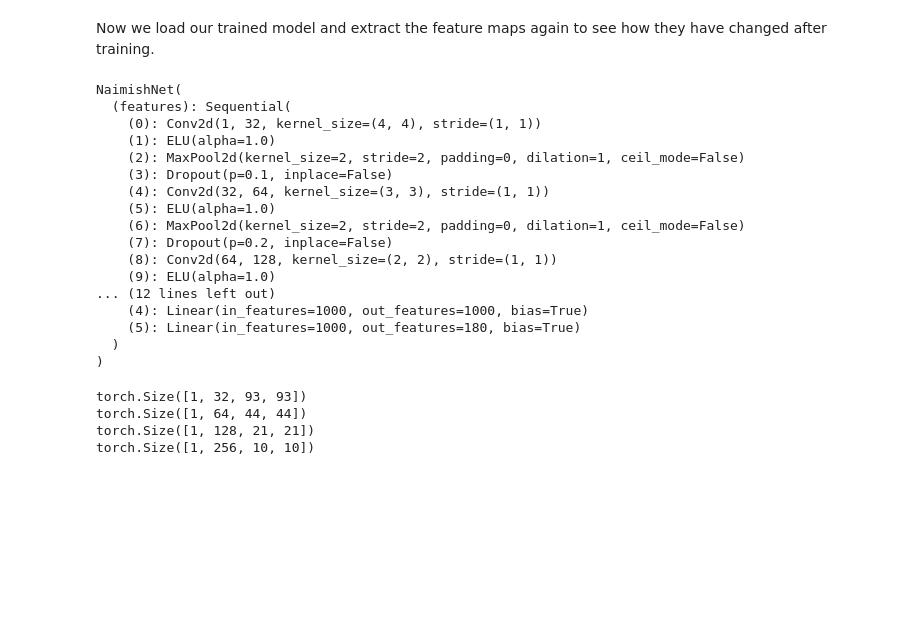
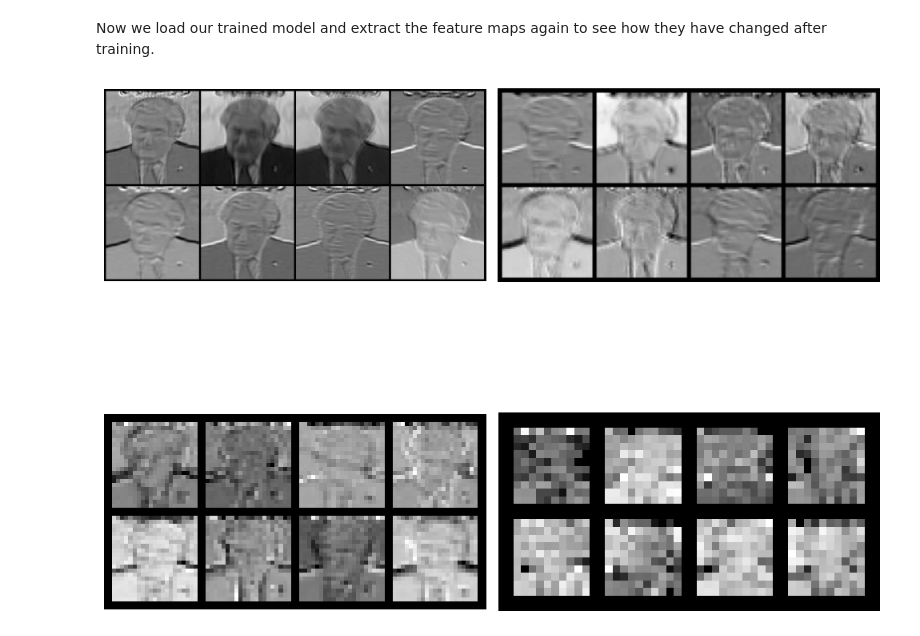
Before and after one commit to CKH-010/facial-keypoint-detection, a Jupyter notebook: MechInerp_Analysis.ipynb, the cells around one changed output. Saved outputs shown, nothing was run; the diff lists cells and outputs as text; code cells hidden in the pictures; blank space fills up the shorter version.

```diff
--- a/MechInerp_Analysis.ipynb
+++ b/MechInerp_Analysis.ipynb
@@ -81,45 +100,35 @@ you can see that the feature maps are not very informative at this stage, as the
 # %% [markdown]
 Now we load our trained model and extract the feature maps again to see how they have changed after training.
 # %%
+import numpy as np
 import torch
 from models.naimishnet import NaimishNet
-model = NaimishNet()
-model.load_state_dict(torch.load('output/naimishnet.pth'))
-model.eval()
+from src.data_pipeline import FacialKeypointsDataset
+from src.extract_features import extract_features
+
+device = torch.device("cuda" if torch.cuda.is_available() else "cpu")
+
+test_dataset = FacialKeypointsDataset(
+    csv_file="data/test_frames_keypoints.csv",
+    root_dir="data/test",
+)
+image = test_dataset[0]["image"].unsqueeze(0).to(device)
-# %% [output]
-NaimishNet(
-  (features): Sequential(
-    (0): Conv2d(1, 32, kernel_size=(4, 4), stride=(1, 1))
-    (1): ELU(alpha=1.0)
-    (2): MaxPool2d(kernel_size=2, stride=2, padding=0, dilation=1, ceil_mode=False)
-    (3): Dropout(p=0.1, inplace=False)
-    (4): Conv2d(32, 64, kernel_size=(3, 3), stride=(1, 1))
-    (5): ELU(alpha=1.0)
-    (6): MaxPool2d(kernel_size=2, stride=2, padding=0, dilation=1, ceil_mode=False)
-    (7): Dropout(p=0.2, inplace=False)
-    (8): Conv2d(64, 128, kernel_size=(2, 2), stride=(1, 1))
-    (9): ELU(alpha=1.0)
-... (12 lines left out)
-    (4): Linear(in_features=1000, out_features=1000, bias=True)
-    (5): Linear(in_features=1000, out_features=180, bias=True)
-  )
-)
 # %%
-import torch
-from models.naimishnet import NaimishNet
-from src.extract_features import extract_features
+baseline = NaimishNet(use_bam_and_coord=False).to(device).eval()
 
-model = NaimishNet()
-model.load_state_dict(torch.load('output/naimishnet.pth'))
+with torch.no_grad():
+    baseline(image)
 
-image_path = 'data/training/Amy_Brenneman_10.jpg'
-features = extract_features(model, image_path)
+baseline.load_state_dict(
+    torch.load("output/naimishnet_aligned.pth", map_location=device, weights_only=True)
+)
+baseline_features = extract_features(baseline, image)
 
-# 3. Test the shapes
-for f in features:
-    print(f.shape)
+np.save("rust_data_pipeline/baseline_layer1.npy",
+        baseline_features[0][0].detach().cpu().numpy())
+np.save("rust_data_pipeline/baseline_layer4.npy",
+        baseline_features[3][0].detach().cpu().numpy())
+
+plot_feature_maps(baseline_features[:4])
 # %% [output]
-torch.Size([1, 32, 93, 93])
-torch.Size([1, 64, 44, 44])
-torch.Size([1, 128, 21, 21])
-torch.Size([1, 256, 10, 10])
+[figure, added]
```
Also changed, not shown: parts of 6 cells of this notebook, 10 other files.
